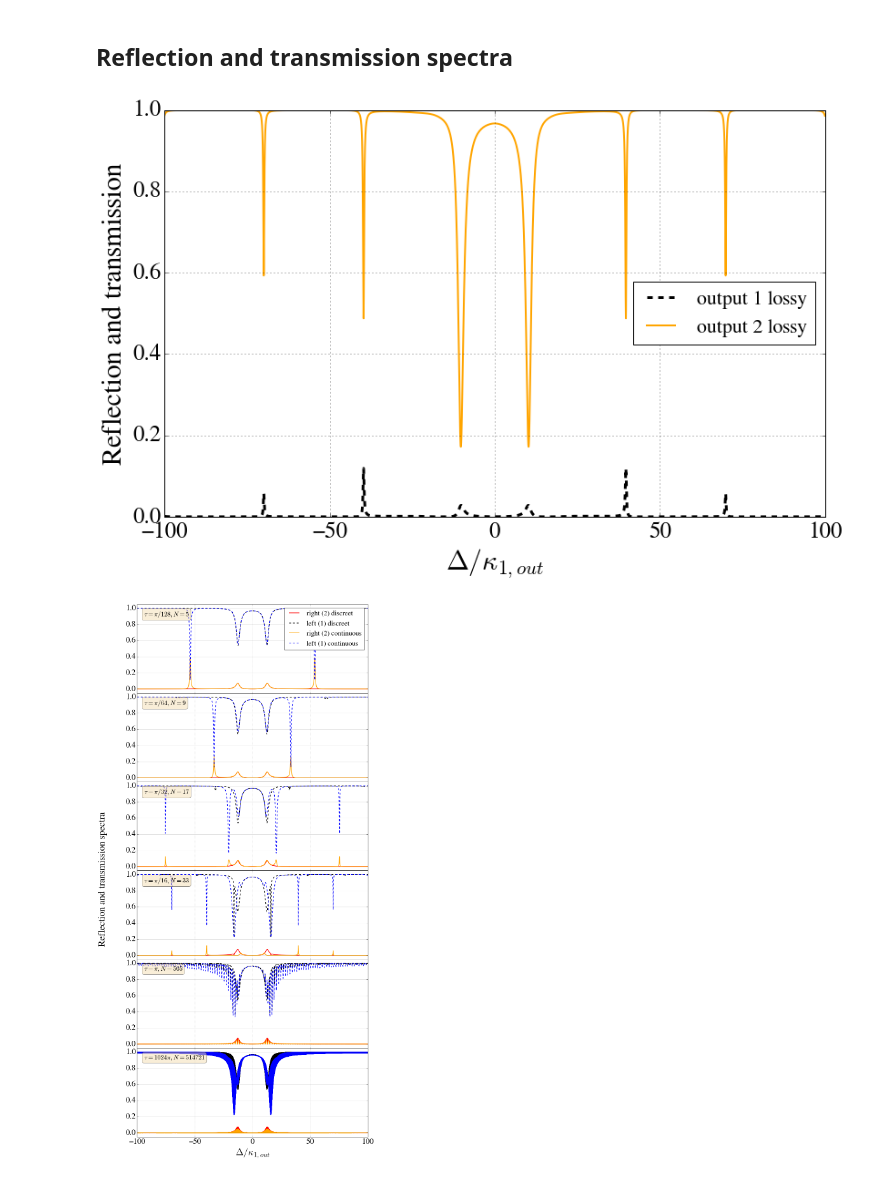
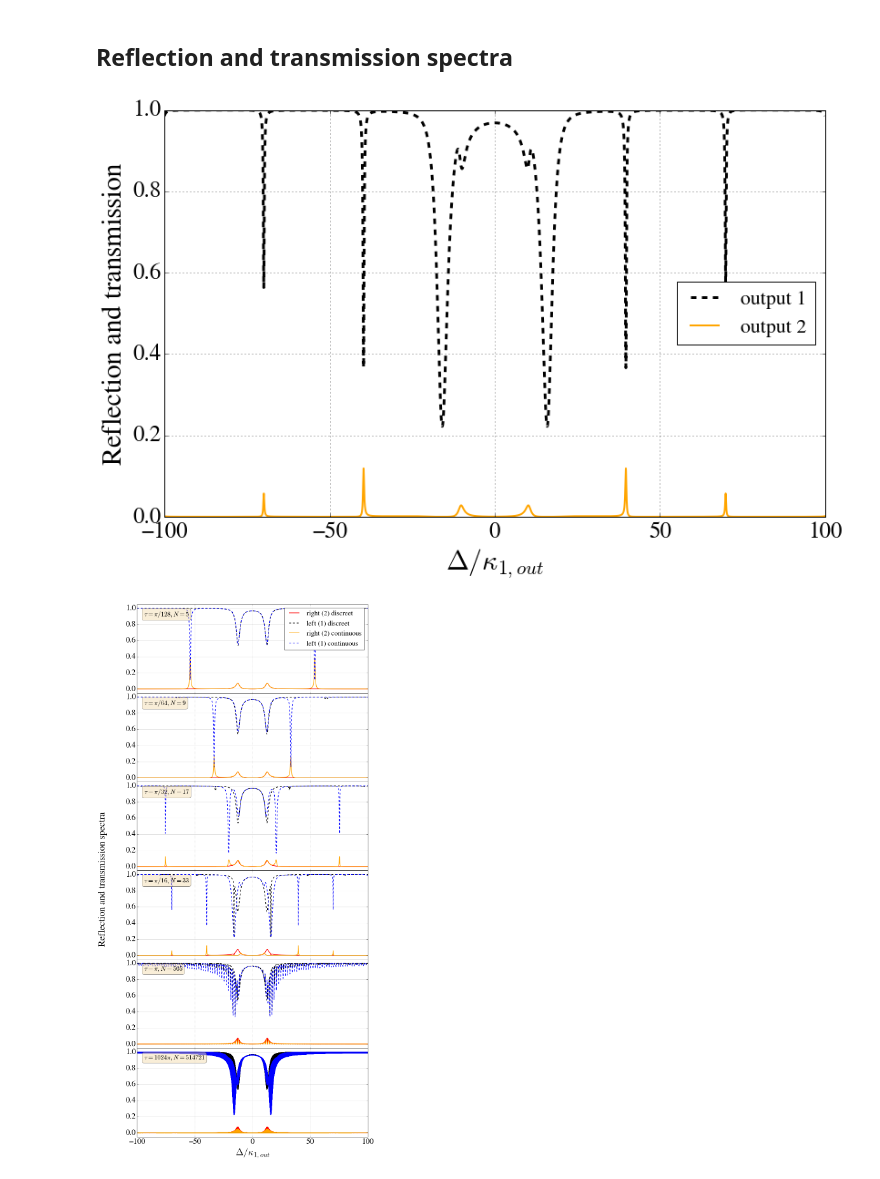
Before and after one commit to nemetniki/with-Andreas, a Jupyter notebook: CCQED.ipynb, the cells around one changed output. Cells and saved outputs as stored; diff of their text form; code cells hidden in the pictures.

Commit message:
fixing figures

```diff
--- a/CCQED.ipynb
+++ b/CCQED.ipynb
@@ -540,12 +540,12 @@ g2   = 8.
 r    = 1.
 gam  = 5.2
 tau  = np.pi/16.
-Del  = np.linspace(-100,100,1000001)
+Del  = np.linspace(-100,100,100001)
 v1   = 16.*(np.cos(Del*tau/2))**2
 v2   = 16.*(np.cos(Del*tau/2))**2
 
-Ep1  = 0.0
-Ep2  = 0.25
+Ep1  = 0.25
+Ep2  = 0.
 
 KL   = (gam/2.+1j*Del)*(1+np.exp(-(kapi+1j*Del)*tau))/(1-np.exp(-(kapi+1j*Del)*tau))
 M1L  = (kap1+1j*Del)*(gam/2.+1j*Del) + 2*v1*KL + g1**2
@@ -559,36 +559,36 @@ det  = M1*M2 - 4*v1*v2*K**2
 al1L = -1j/detL * ( M2L*Ep1 - 2*v1*r*KL*Ep2 ) * (gam/2+1j*Del)
 al2L = -1j/detL * ( -2*v2/r*KL*Ep1 + M1L*Ep2 ) * (gam/2+1j*Del)
 al1  = -1j/det * ( M2*Ep1 - 2*v1*r*K*Ep2 ) * (1j*Del)
 al2  = -1j/det * ( -2*v2/r*K*Ep1 + M1*Ep2 ) * (1j*Del)
 
 a1in = 1j*Ep1/np.sqrt(2*(kap1-kapi))
 a2in = 1j*Ep2/np.sqrt(2*(kap2-kapi))
 
 C1  = np.abs(a1in+np.sqrt(2*(kap1-kapi))*al1)**2/(np.abs(a1in)**2+np.abs(a2in)**2)
 C2  = np.abs(a2in+np.sqrt(2*(kap2-kapi))*al2)**2/(np.abs(a1in)**2+np.abs(a2in)**2)
 C1L = np.abs(a1in+np.sqrt(2*(kap1-kapi))*al1L)**2/(np.abs(a1in)**2+np.abs(a2in)**2)
 C2L = np.abs(a2in+np.sqrt(2*(kap2-kapi))*al2L)**2/(np.abs(a1in)**2+np.abs(a2in)**2)
 
 plt.figure(1,figsize=(13,8))
 plt.clf()
 #plt.ylim(0,1)
 #plt.xlim(-500,500)
 #plt.plot(om,C1,linewidth=2.0,label='output 1',color='yellow',ls='--')
 plt.hold(True)
 #plt.plot(om,C2,linewidth=3.0,label='output 2',color='b',ls='-.')
-plt.plot(Del,C1L,linewidth=3.0,label='output 1 lossy',color='k',ls='--')
-plt.plot(Del,C2L,linewidth=2.0,label='output 2 lossy',color = 'orange')
+plt.plot(Del,C1L,linewidth=3.0,label='output 1',color='k',ls='--')
+plt.plot(Del,C2L,linewidth=2.0,label='output 2',color = 'orange')
 #plt.plot(om,C2+C1,linewidth=4.0,label='sum',color='k',ls=':')
 #plt.plot(om,(kap2-kapi)/np.pi*np.abs(cg2L)**2,linewidth=2.0,label='right (2), emission',color = 'r')
 #plt.plot(om,(kap1-kapi)/np.pi*np.abs(cg1L)**2,linewidth=2.0,label='left (1), emission',color='k',ls='--')
 plt.xlabel('$\Delta/\kappa_{1,out}$',fontsize=30.)
 plt.ylabel('Reflection and transmission',fontsize=30.)
 plt.legend(loc='center right',fontsize = 22)
 plt.grid(True)
 
 plt.show()
 # %% [output]
-[figure, old version]
+[figure, new version]
 # %%
 #Discreet spectra
 
```
Also changed, not shown: parts of 1 cell of this notebook.
